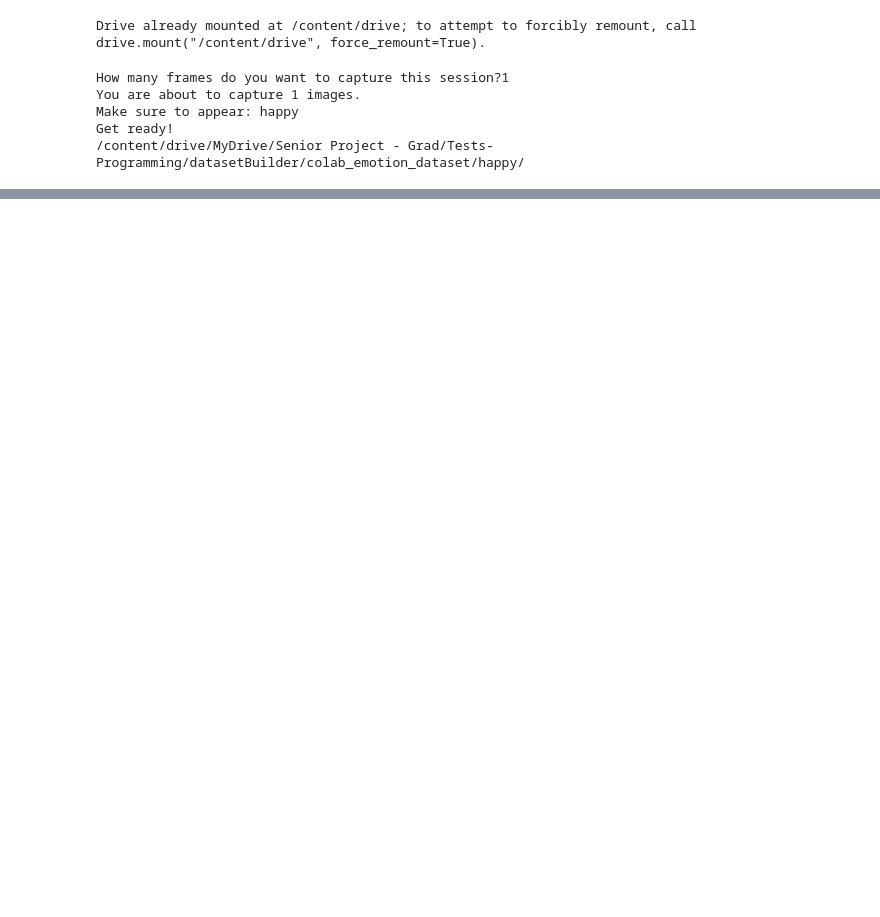
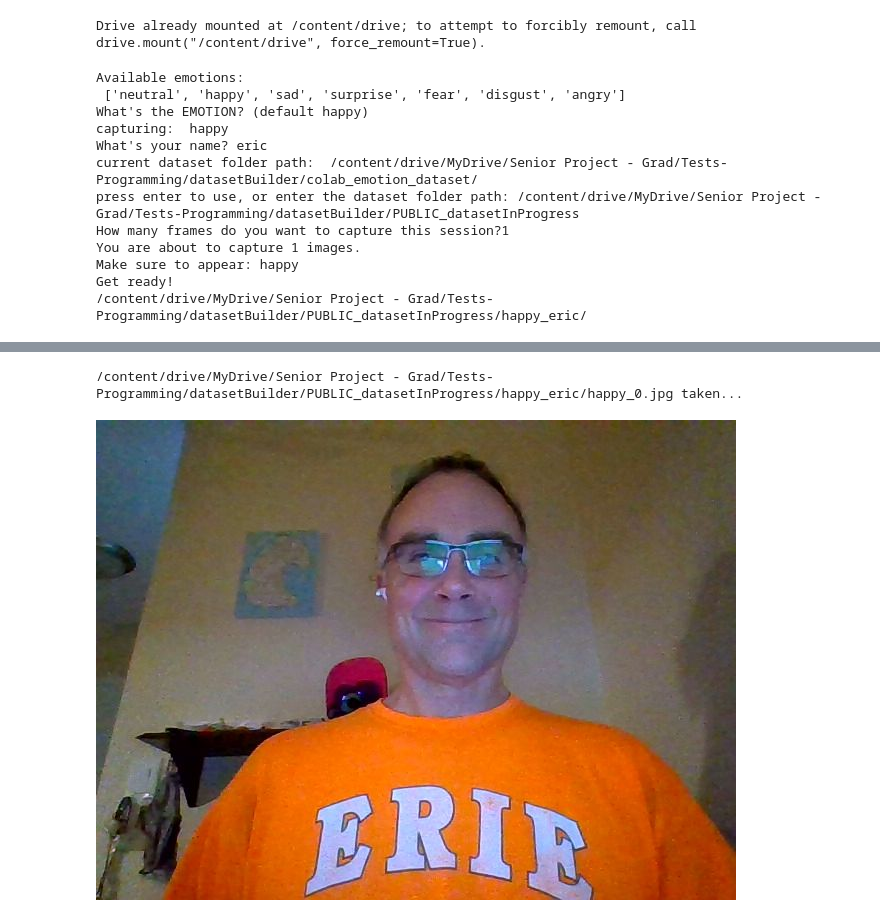
Before and after one commit to enesyazgan-sjsu/emotion-chatbot, a Jupyter notebook: colabFiles/datasetBuilderColab.ipynb, the cells around one changed output, grey strips where cells are left out. Drawn from its saved outputs; the diff is of its cells as text; code cells hidden in the pictures; blank space fills up the shorter version.

```diff
--- a/colabFiles/datasetBuilderColab.ipynb
+++ b/colabFiles/datasetBuilderColab.ipynb
@@ -73,10 +73,10 @@ import time
 
 def capture_database_frames(data_dir, num_frames_to_capture, category_maximum,
                             target_resolution = (256,256), delay_s = 0.05,
-                            ext = ".png", name_length = 5, cam_port = 0):
+                            ext = ".png", name_length = 5, cam_port = 0, emotion = 'happy'):
     print(data_dir)
     for each in range(num_frames_to_capture):
-      filename = take_photo(data_dir+'happy_'+str(each)+'.jpg')
+      filename = take_photo(data_dir+emotion+"_"+str(each)+'.jpg')
       time.sleep(delay_s)
 
     return filename
@@ -85,42 +85,70 @@ def mkdir_if_dne(directory):
     if not os.path.exists(directory):
         os.mkdir(directory)
 
-def main():
-    main_dataset_folder = GOOGLE_DATASET_FOLDER
-    mkdir_if_dne(main_dataset_folder)
-
-    emotion = "happy"
-    emotion_subfolder = main_dataset_folder + emotion + "/"
-    mkdir_if_dne(emotion_subfolder)
-
-
+def main(GOOGLE_DATASET_FOLDER = GOOGLE_DATASET_FOLDER):
     category_maximum = 300
     num_frames_to_capture = 3 #128
     target_resolution = (256,256)
     delay_between_frames_s = 0.05 #capture delay in seconds
+
+    emotionList = ['neutral', 'happy', 'sad', 'surprise', 'fear', 'disgust', 'angry']
+    emotion = ' '
+    print("Available emotions: \n",emotionList)
+    while emotion not in emotionList and emotion != '':
+      emotion = str(input("What's the EMOTION? (default happy) ")).lower()
+    if emotion == '':
+      emotion = 'happy'
+    print("capturing: ", emotion)
+
+    name = str(input("What's your name? "))
+    if name == "":
+      name = ' '
+
+    print ("current dataset folder path: ", GOOGLE_DATASET_FOLDER)
+    test = str(input("press enter to use, or enter the dataset folder path: "))
+
+    if test != '':
+      GOOGLE_DATASET_FOLDER = test
+
+    main_dataset_folder = GOOGLE_DATASET_FOLDER + '/'
+    mkdir_if_dne(main_dataset_folder)
+
+    emotion_subfolder = main_dataset_folder + emotion + "_" + name + "/"
+    mkdir_if_dne(emotion_subfolder)
 
     num_frames_to_capture = int(input("How many frames do you want to capture this session?"))
     print("You are about to capture " + str(num_frames_to_capture) + " images.")
     print("Make sure to appear: " + str(emotion))
     print("Get ready!")
 
-    lastImage = capture_database_frames(emotion_subfolder, num_frames_to_capture, category_maximum, target_resolution = target_resolution, delay_s = delay_between_frames_s)
+    lastImage = capture_database_frames(emotion_subfolder, num_frames_to_capture,
+                                        category_maximum, target_resolution = target_resolution,
+                                        delay_s = delay_between_frames_s, emotion = emotion)
 
     from IPython.display import Image
     try:
       # Show the image which was just taken.
       display(Image(lastImage))
     except Exception as err:
       # Errors will be thrown if the user does not have a webcam or if they do not
       # grant the page permission to access it.
       print(str(err))
 
 if __name__ == "__main__":
     main()
 # %% [output]
+Available emotions:
+ ['neutral', 'happy', 'sad', 'surprise', 'fear', 'disgust', 'angry']
+What's the EMOTION? (default happy)
+capturing:  happy
+What's your name? eric
+current dataset folder path:  /content/drive/MyDrive/Senior Project - Grad/Tests-Programming/datasetBuilder/colab_emotion_dataset/
+press enter to use, or enter the dataset folder path: /content/drive/MyDrive/Senior Project - Grad/Tests-Programming/datasetBuilder/PUBLIC_datasetInProgress
 How many frames do you want to capture this session?1
 You are about to capture 1 images.
 Make sure to appear: happy
 Get ready!
-/content/drive/MyDrive/Senior Project - Grad/Tests-Programming/datasetBuilder/colab_emotion_dataset/happy/
+/content/drive/MyDrive/Senior Project - Grad/Tests-Programming/datasetBuilder/PUBLIC_datasetInProgress/happy_eric/
 [interactive output not drawn]
+/content/drive/MyDrive/Senior Project - Grad/Tests-Programming/datasetBuilder/PUBLIC_datasetInProgress/happy_eric/happy_0.jpg taken...
+[figure, added]
```
